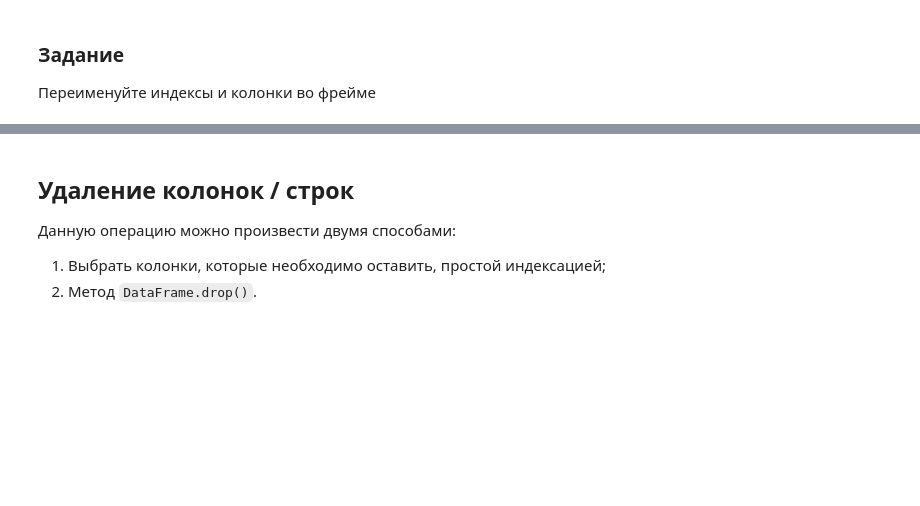
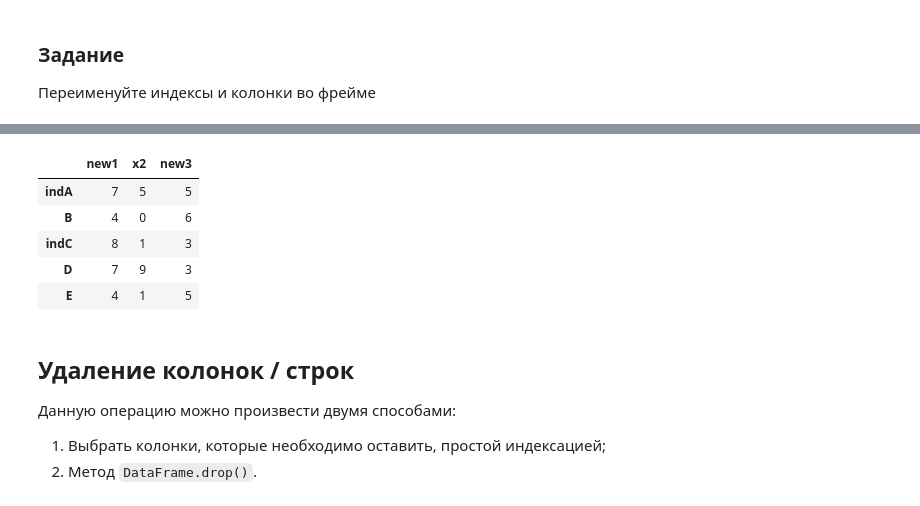
Before and after one commit to Dohako/ml_learning, a Jupyter notebook: Notebooks/03_Pandas.ipynb, the cells around one changed output, grey strips where cells are left out. Drawn from its saved outputs; the diff is of its cells as text; code cells hidden in the pictures; blank space fills up the shorter version.

```diff
--- a/Notebooks/03_Pandas.ipynb
+++ b/Notebooks/03_Pandas.ipynb
@@ -673,6 +752,25 @@ df
 # %%
 # TODO - переименуйте индексы [A, C] -> [indA, indC]
 #           и колонки [x1, x3] -> [new1, new3]
+df.rename(
+    index={
+        'A':'indA',
+        'C':'indC'
+    },
+    columns={
+        'x1':'new1',
+        'x3':'new3'
+    },
+    inplace=True
+)
+df
+# %% [output]
+|  | new1 | x2 | new3 |
+| indA | 7 | 5 | 5 |
+| B | 4 | 0 | 6 |
+| indC | 8 | 1 | 3 |
+| D | 7 | 9 | 3 |
+| E | 4 | 1 | 5 |
 # %% [markdown]
 ## Удаление колонок / строк
 
```
Also changed, not shown: parts of 58 cells of this notebook.
